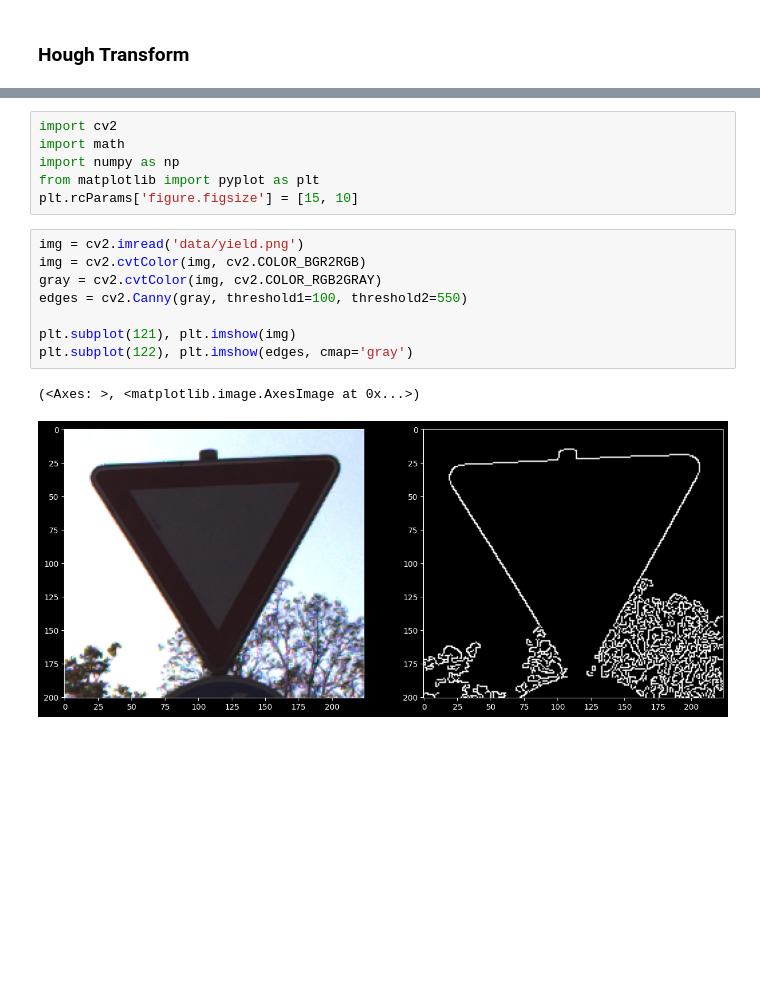
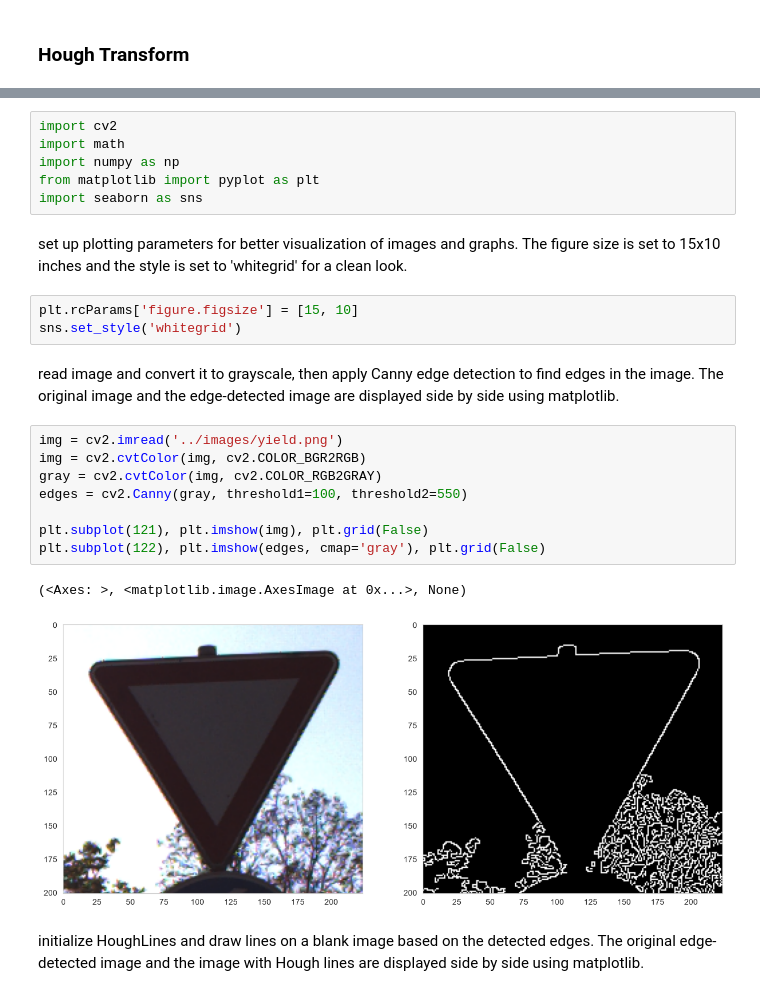
Before and after one commit to KevinShindel/ComputerVision, a Jupyter notebook: RobotDreams/lesson_4/HoughTransform.ipynb, the cells around one changed output, grey strips where cells are left out. Cells and saved outputs as stored; diff of their text form; blank space fills up the shorter version.

```diff
--- a/RobotDreams/lesson_4/HoughTransform.ipynb
+++ b/RobotDreams/lesson_4/HoughTransform.ipynb
@@ -5,18 +17,27 @@ import cv2
 import math
 import numpy as np
 from matplotlib import pyplot as plt
-plt.rcParams['figure.figsize'] = [15, 10]
+import seaborn as sns
+# %% [markdown]
+set up plotting parameters for better visualization of images and graphs. The figure size is set to 15x10 inches and the style is set to 'whitegrid' for a clean look.
+# %%
+plt.rcParams['figure.figsize'] = [15, 10]
+sns.set_style('whitegrid')
+# %% [markdown]
+read image and convert it to grayscale, then apply Canny edge detection to find edges in the image. The original image and the edge-detected image are displayed side by side using matplotlib.
 # %%
-img = cv2.imread('data/yield.png')
+img = cv2.imread('../images/yield.png')
 img = cv2.cvtColor(img, cv2.COLOR_BGR2RGB)
 gray = cv2.cvtColor(img, cv2.COLOR_RGB2GRAY)
 edges = cv2.Canny(gray, threshold1=100, threshold2=550)
 
-plt.subplot(121), plt.imshow(img)
-plt.subplot(122), plt.imshow(edges, cmap='gray')
+plt.subplot(121), plt.imshow(img), plt.grid(False)
+plt.subplot(122), plt.imshow(edges, cmap='gray'), plt.grid(False)
 # %% [output]
-(<Axes: >, <matplotlib.image.AxesImage at 0x...>)
+(<Axes: >, <matplotlib.image.AxesImage at 0x...>, None)
-[figure, old version]
+[figure, new version]
+# %% [markdown]
+initialize HoughLines and draw lines on a blank image based on the detected edges. The original edge-detected image and the image with Hough lines are displayed side by side using matplotlib.
 # %%
 lines = cv2.HoughLines(edges,
                        rho=1, # Distance resolution in pixels
```
Also changed, not shown: parts of 3 cells of this notebook, 7 other files.
